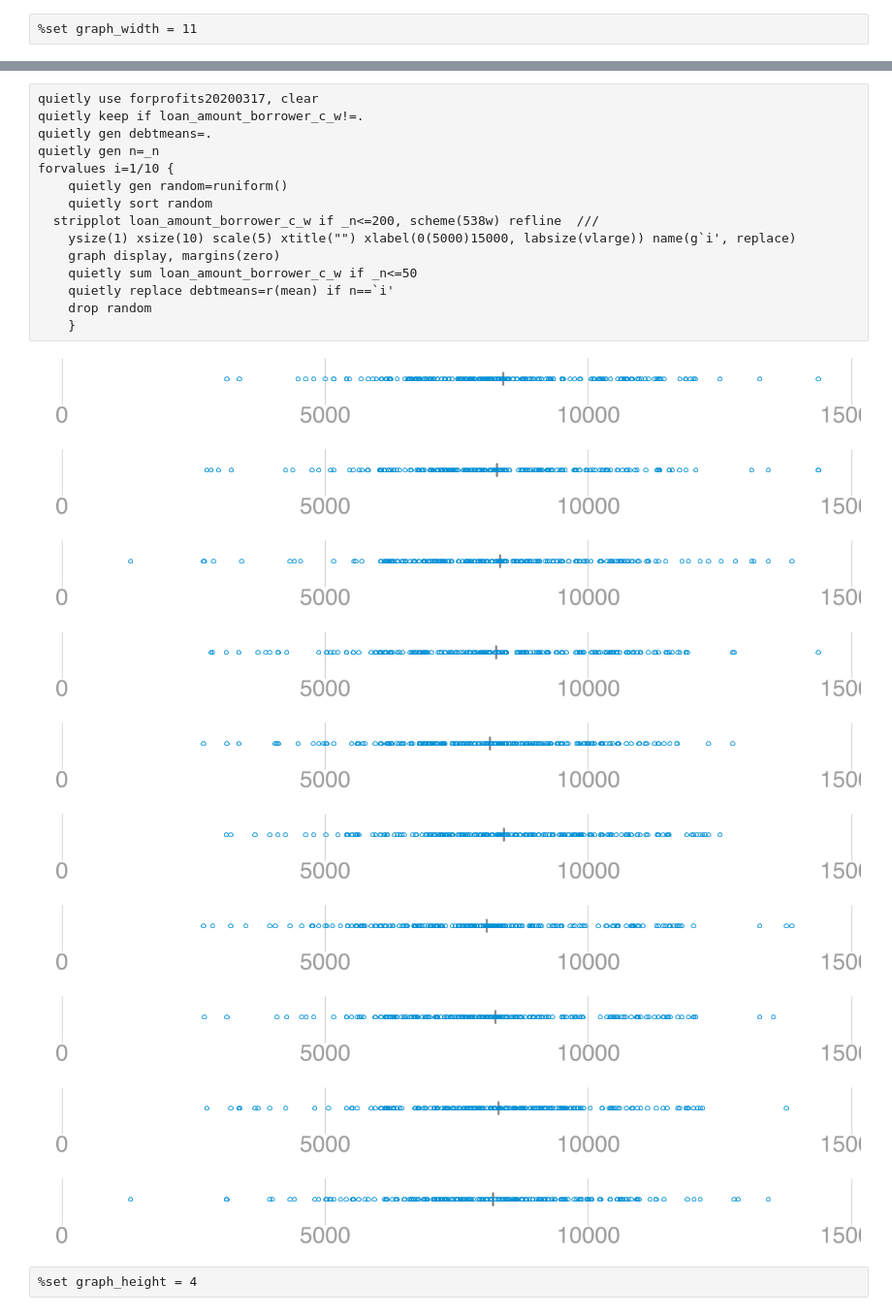
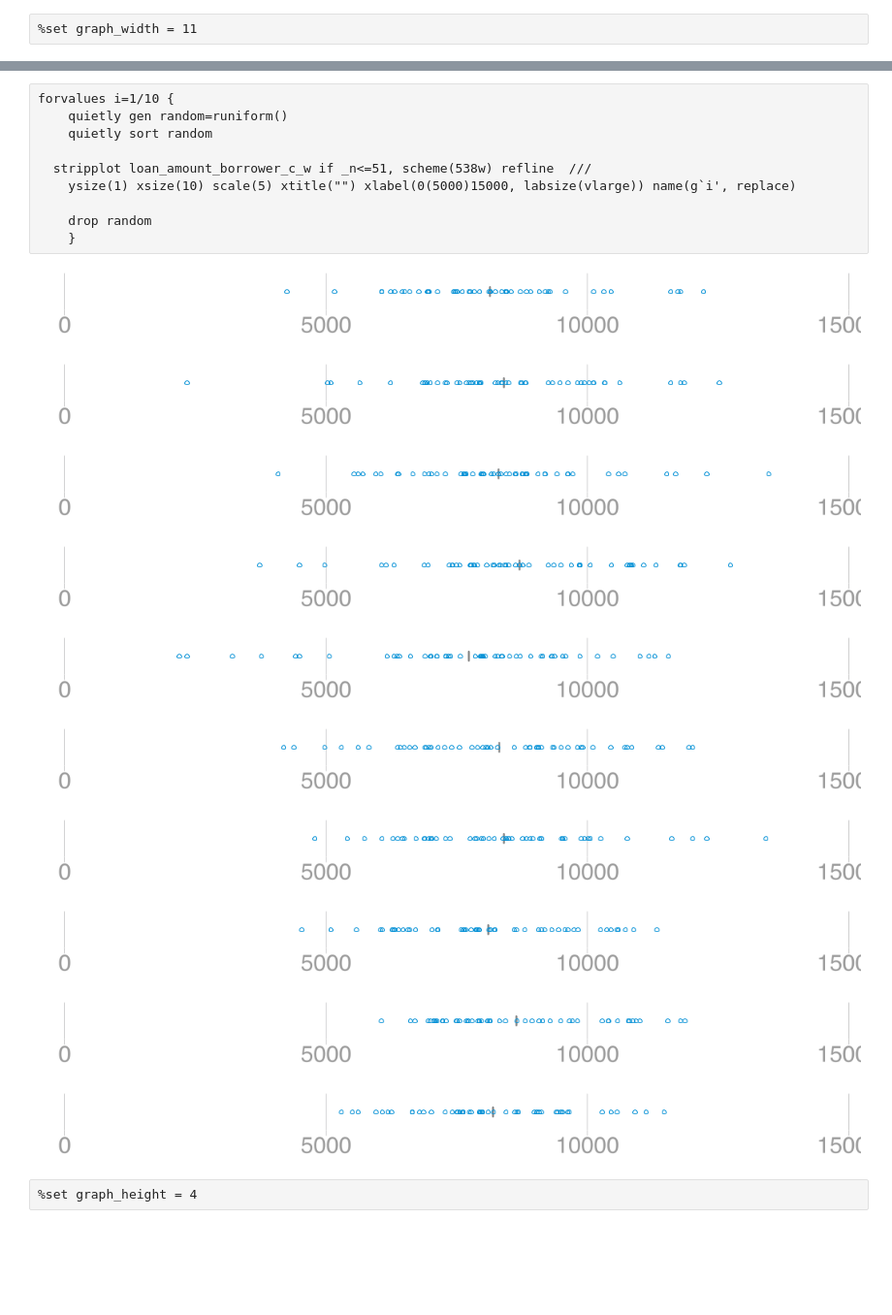
Before and after one commit to charlieeatonphd/Graduate-Statistics-and-Data-Science-for-Sociology, a Jupyter notebook: week9/w9lesson_OLSuncertainty.ipynb, the cells around one changed output, grey strips where cells are left out. Shown: that part at 97% size. Drawn from its saved outputs; the diff is of its cells as text; blank space fills up the shorter version.

```diff
--- a/week9/w9lesson_OLSuncertainty.ipynb
+++ b/week9/w9lesson_OLSuncertainty.ipynb
@@ -110,29 +191,24 @@ graph size was (11, 8), is now (11, 1).
 # %%
-quietly use forprofits20200317, clear
-quietly keep if loan_amount_borrower_c_w!=.
-quietly gen debtmeans=.
-quietly gen n=_n
 forvalues i=1/10 {
     quietly gen random=runiform()
     quietly sort random
-  stripplot loan_amount_borrower_c_w if _n<=200, scheme(538w) refline  ///
+
+  stripplot loan_amount_borrower_c_w if _n<=51, scheme(538w) refline  ///
     ysize(1) xsize(10) scale(5) xtitle("") xlabel(0(5000)15000, labsize(vlarge)) name(g`i', replace)
-    graph display, margins(zero)
-    quietly sum loan_amount_borrower_c_w if _n<=50
-    quietly replace debtmeans=r(mean) if n==`i'
+
     drop random
     }
 # %% [output]
-[figure, old version]
+[figure, new version]
-[figure, old version]
+[figure, new version]
-[figure, old version]
+[figure, new version]
-[figure, old version]
+[figure, new version]
-[figure, old version]
+[figure, new version]
-[figure, old version]
+[figure, new version]
-[figure, old version]
+[figure, new version]
-[figure, old version]
+[figure, new version]
-[figure, old version]
+[figure, new version]
-[figure, old version]
+[figure, new version]
 # %%
 %set graph_height = 4
 # %% [output]
```
Also changed, not shown: parts of 14 cells of this notebook, 7 other files.
